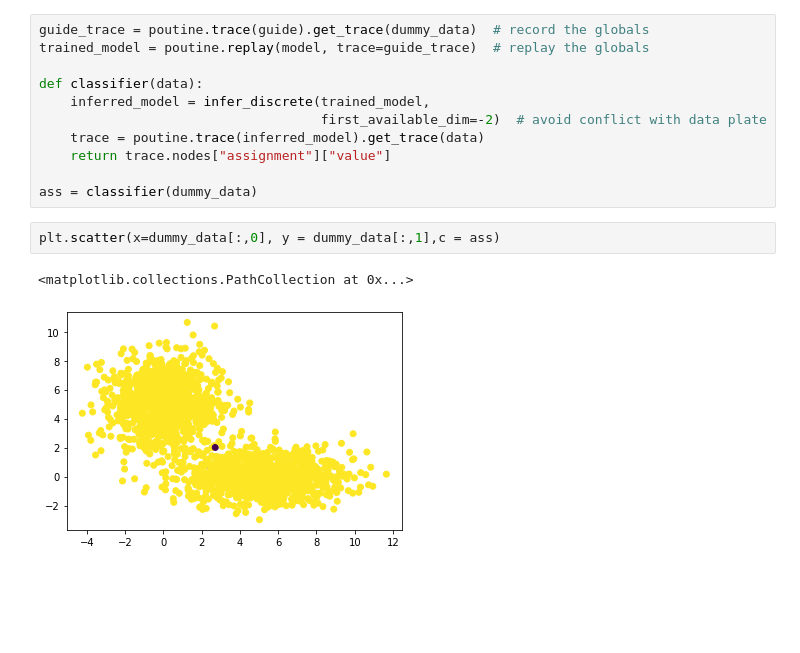
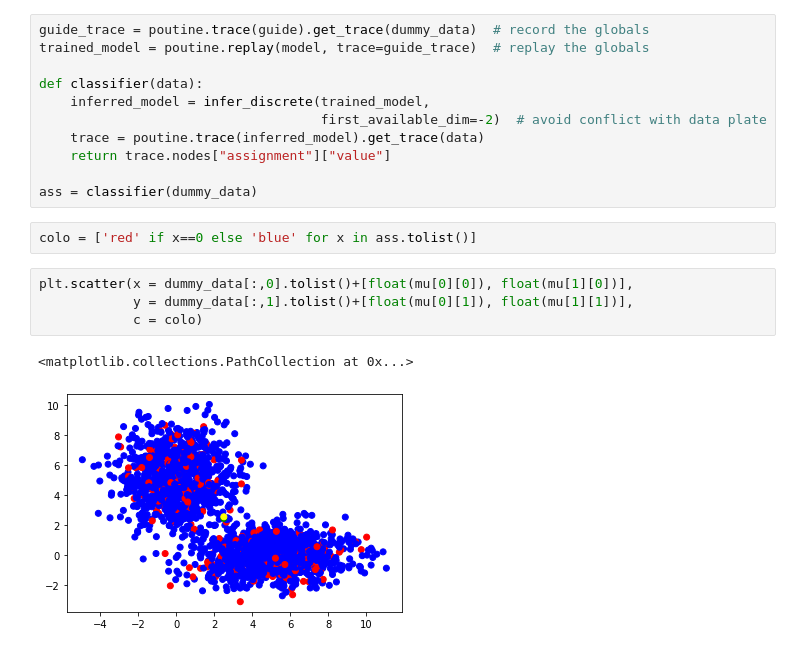
Before and after one commit to Chinmay41018/mlppGMMClustering, a Jupyter notebook: mlppGMMClustering.ipynb, the cells around one changed output. Cells and saved outputs as stored; diff of their text form; blank space fills up the shorter version.

```diff
--- a/mlppGMMClustering.ipynb
+++ b/mlppGMMClustering.ipynb
@@ -127,8 +127,12 @@ def classifier(data):
     return trace.nodes["assignment"]["value"]
 
 ass = classifier(dummy_data)
+# %%
+colo = ['red' if x==0 else 'blue' for x in ass.tolist()]
 # %%
-plt.scatter(x=dummy_data[:,0], y = dummy_data[:,1],c = ass)
+plt.scatter(x = dummy_data[:,0].tolist()+[float(mu[0][0]), float(mu[1][0])],
+            y = dummy_data[:,1].tolist()+[float(mu[0][1]), float(mu[1][1])],
+            c = colo)
 # %% [output]
 <matplotlib.collections.PathCollection at 0x...>
-[figure, old version]
+[figure, new version]
```
Also changed, not shown: parts of 5 cells of this notebook, 5 other files.
